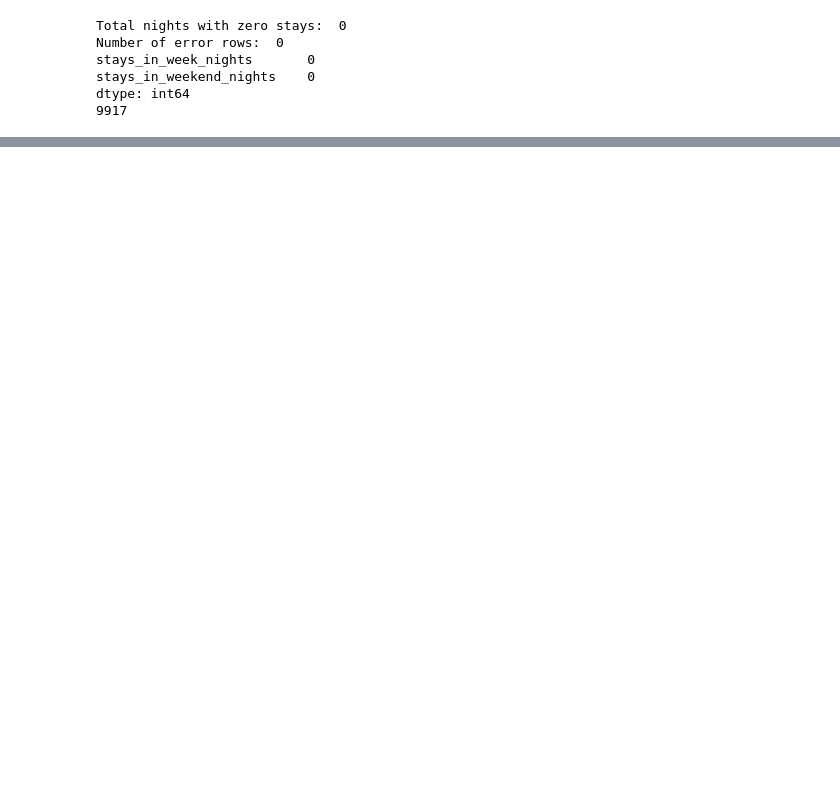
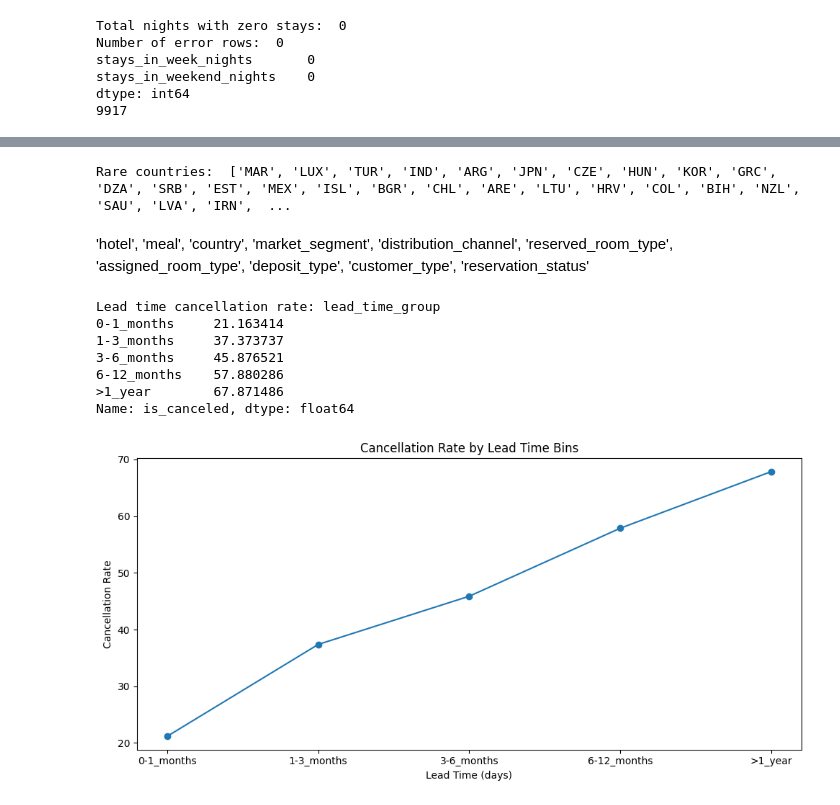
Before and after one commit to Kerolly/data_science_internship, a Jupyter notebook: notebooks/week1_data_exploration.ipynb, the cells around one changed output, grey strips where cells are left out. Cells and saved outputs as stored; diff of their text form; code cells hidden in the pictures; blank space fills up the shorter version.

```diff
--- a/notebooks/week1_data_exploration.ipynb
+++ b/notebooks/week1_data_exploration.ipynb
@@ -175,0 +432,9 @@ for x in df.index:
+# %%
+# List of rare countries
+# This will give a list of countries that have less than 30 entries in the dataset
+rare_countries = df['country'].value_counts()[df['country'].value_counts() < 30].index.tolist()
+print("Rare countries: ", rare_countries)
+
+df['country'] = df['country'].replace(rare_countries, 'Other')  # Replace rare countries with 'Other'
+# %% [output]
+Rare countries:  ['MAR', 'LUX', 'TUR', 'IND', 'ARG', 'JPN', 'CZE', 'HUN', 'KOR', 'GRC', 'DZA', 'SRB', 'EST', 'MEX', 'ISL', 'BGR', 'CHL', 'ARE', 'LTU', 'HRV', 'COL', 'BIH', 'NZL', 'SAU', 'LVA', 'IRN',  ...
@@ -175,0 +444,45 @@ for x in df.index:
+# %% [markdown]
+'hotel', 'meal', 'country', 'market_segment', 'distribution_channel',
+                       'reserved_room_type', 'assigned_room_type', 'deposit_type', 'customer_type',
+                       'reservation_status'
+# %%
+# Encoding
+
+one_hot_columns = ['hotel', 'meal', 'country', 'market_segment', 'distribution_channel',
+                   'reserved_room_type', 'assigned_room_type', 'customer_type', 'reservation_status']
+
+# One-hot encode the categorical columns
+df = pd.get_dummies(df, columns=one_hot_columns, drop_first=True)
+
+#df
+# %%
+# Analyze the lead time column
+bins = [0, 30, 90, 180, 365, float('inf')]
+labels = ['0-1_months', '1-3_months', '3-6_months', '6-12_months', '>1_year']
+
+df['lead_time_group'] = pd.cut(df['lead_time'], bins=bins, labels=labels) # create lead time groups
+
+# Calculate the percentage of cancellations in each lead time group
+lead_time_cancellation_rate = df.groupby('lead_time_group', observed=False)['is_canceled'].mean() * 100
+print("\nLead time cancellation rate:", lead_time_cancellation_rate)
+
+
+# Create a plot for lead time cancellation rate
+plt.figure(figsize=(10, 5))
+plt.plot(lead_time_cancellation_rate.index, lead_time_cancellation_rate.values, marker='o')
+plt.title("Cancellation Rate by Lead Time Bins")
+plt.xlabel("Lead Time (days)")
+plt.ylabel("Cancellation Rate")
+plt.tight_layout()
+plt.show()
+
+#df
+# %% [output]
+Lead time cancellation rate: lead_time_group
+0-1_months     21.163414
+1-3_months     37.373737
+3-6_months     45.876521
+6-12_months    57.880286
+>1_year        67.871486
+Name: is_canceled, dtype: float64
+[figure, added]
```
Also changed, not shown: parts of 24 cells of this notebook, 3 other files.
